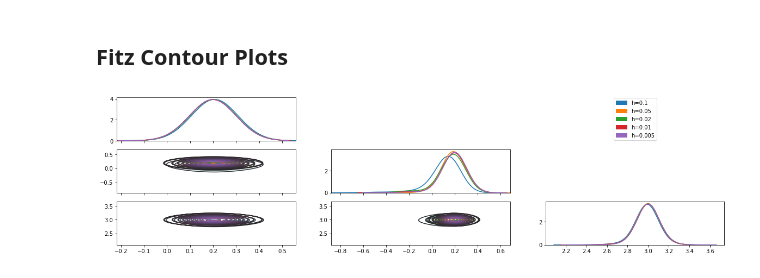
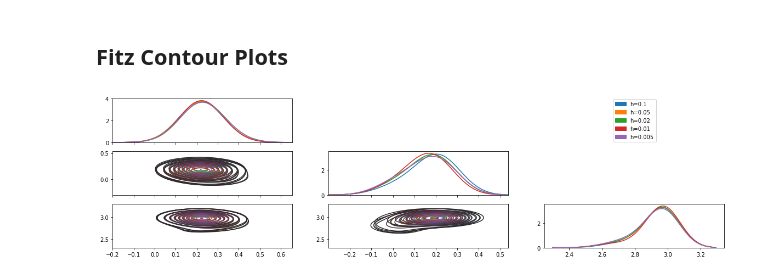
Before and after one commit to mlysy/rodeo-legacy, a Jupyter notebook: cython/KalmanODE.ipynb, the cells around one changed output. Saved outputs shown, nothing was run; the diff lists cells and outputs as text; code cells hidden in the pictures.

Commit message:
Added new initialization method, updated fitz MCMC algo

```diff
--- a/cython/KalmanODE.ipynb
+++ b/cython/KalmanODE.ipynb
@@ -419,0 +370,13 @@ kalman_fitz_cy2 = %timeit -o -n1 -r1 _, _ =  fitz_mwg(n_samples, kalman_fitz_mu,
+# %%
+theta0 = np.array([0.1, 0.1, 2.6]) # Initial theta
+theta_true = np.array([.2, .2, 3]) # True theta
+n_theta = len(theta0)
+theta_sd = np.ones(n_theta) # lognormal theta variance
+rwsd = np.array([.01, .01, .01]) # Variance of proposal generation
+n_samples = 500
+
+# Initialize Fitz class and simulate data
+fitz = Fitz(n_state1, n_state2, n_state, n_meas)
+Y_t, X_t = fitz.simulate(tmin, tmax, n_eval, x0, theta_true, tau, sigma, w_mat, gamma)
+Theta = fitz.mwg(n_samples, Y_t[:, [0,3]], tmin, tmax, n_eval, w_mat, x0, theta0,
+                 theta_true, theta_sd, gamma, tau, sigma, rwsd)
@@ -420,37 +389,44 @@ kalman_fitz_cy2 = %timeit -o -n1 -r1 _, _ =  fitz_mwg(n_samples, kalman_fitz_mu,
+# %%
+n_samples = 10000
+fitz = Fitz(n_state1, n_state2, n_state, n_meas)
+Y_t, X_t = fitz.simulate(tmin, tmax, n_eval, x0, theta_true, tau, sigma, w_mat, gamma)
+kalman_fitz_cy2 = %timeit -o -n1 -r1 _=  \
+fitz.mwg(n_samples, Y_t[:, [0, 3]], tmin, tmax, n_eval, w_mat, x0, theta0, theta_true, theta_sd, gamma, tau, sigma, rwsd)
 # %% [markdown]
 ## Fitz Contour Plots
 # %%
 import seaborn as sns
 # %%
 theta0 = np.array([.1, .1, 2.6])
-theta = np.array([.2, .2, 3])
-rwsd = np.array([.01, .05, .1])
-n_samples = 1000
-n_theta = len(theta)
+theta_true = np.array([.2, .2, 3])
+rwsd = np.array([.01, .01, .01])
+n_samples = 500
+n_theta = len(theta0)
 h = np.array([.1, .05, .02, .01, .005])
 n_h = len(h)
-h_steps = 20/h
+h_steps = 40/h # Step size
 h_steps = h_steps.astype(int)
-fitz_proph = np.zeros(n_h, n_samples*n_theta, n_theta))
+fitz_theta = np.zeros((n_h, n_samples, n_theta))
 for i in range(n_h):
-    kalman_fitz_mu, _ = fitz_simulate(h_steps[i], theta)
-    _, fitz_prop = fitz_mwg(n_samples, kalman_fitz_mu, theta0, rwsd)
-    fitz_proph[i] = fitz_prop
+    Y_t, X_t = fitz.simulate(tmin, tmax, n_eval, x0, theta_true, tau, sigma, w_mat, gamma)
+    Theta = fitz.mwg(n_samples, Y_t[:, [0,3]], tmin, tmax, n_eval, w_mat, x0, theta0,
+                     theta_true, theta_sd, gamma, tau, sigma, rwsd)
+    fitz_theta[i] = Theta
 # %%
 import matplotlib.patches as mpatches
 fig, axs = plt.subplots(n_theta, n_theta, sharex='col', figsize=(20, 5))
 patches = [None]*n_h
 for i in range(n_h):
     patches[i] = mpatches.Patch(color='C{}'.format(i), label='h={}'.format(h[i]))
     for row in range(n_theta):
-        sns.kdeplot(fitz_proph[i, :, row], bw=.1, ax=axs[row, row])
+        sns.kdeplot(fitz_theta[i, :, row], bw=.1, ax=axs[row, row])
         for col in range(row):
-            sns.kdeplot(fitz_proph[i, :, col], fitz_proph[i, :, row], bw=.1, ax=axs[row, col])
+            sns.kdeplot(fitz_theta[i, :, col], fitz_theta[i, :, row], bw=.1, ax=axs[row, col])
 
 axs[0,1].set_axis_off()
 axs[0,2].set_axis_off()
 axs[1,2].set_axis_off()
 axs[0,2].legend(handles=patches, loc='center')
 plt.show()
 # %% [output]
-[figure, old version]
+[figure, new version]
```
Also changed, not shown: parts of 27 cells of this notebook, 4 other files.
